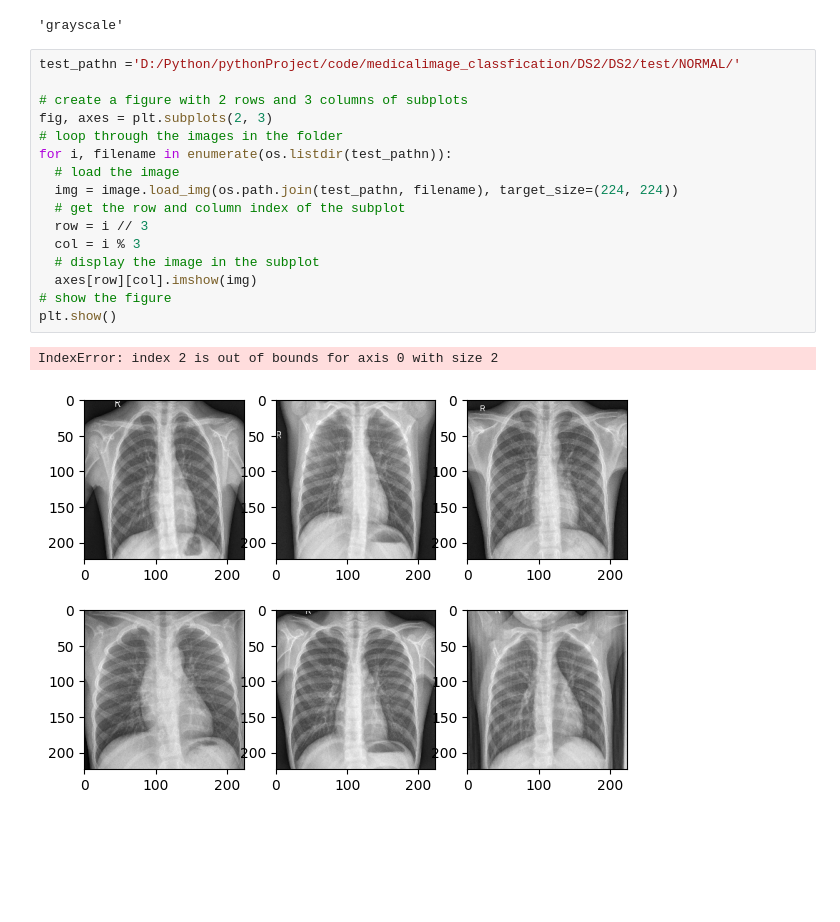
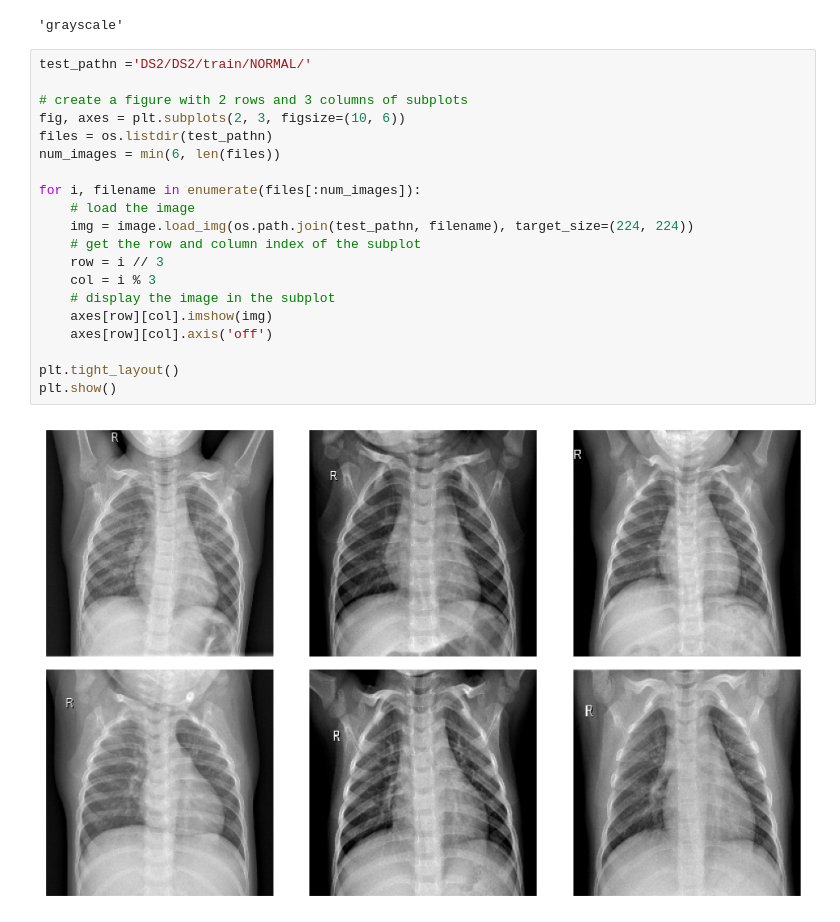
Before and after one commit to sanskarkushwah13/nemonia_predection, a Jupyter notebook: MedicalImageClassification.ipynb, the cells around one changed output. Cells and saved outputs as stored; diff of their text form; blank space fills up the shorter version.

```diff
--- a/MedicalImageClassification.ipynb
+++ b/MedicalImageClassification.ipynb
@@ -203,21 +223,24 @@ test_generator.color_mode
 # %% [output]
 'grayscale'
 # %%
-test_pathn ='D:/Python/pythonProject/code/medicalimage_classfication/DS2/DS2/test/NORMAL/'
+test_pathn ='DS2/DS2/train/NORMAL/'
 
 # create a figure with 2 rows and 3 columns of subplots
-fig, axes = plt.subplots(2, 3)
-# loop through the images in the folder
-for i, filename in enumerate(os.listdir(test_pathn)):
-  # load the image
-  img = image.load_img(os.path.join(test_pathn, filename), target_size=(224, 224))
-  # get the row and column index of the subplot
-  row = i // 3
-  col = i % 3
-  # display the image in the subplot
-  axes[row][col].imshow(img)
-# show the figure
+fig, axes = plt.subplots(2, 3, figsize=(10, 6))
+files = os.listdir(test_pathn)
+num_images = min(6, len(files))
+
+for i, filename in enumerate(files[:num_images]):
+    # load the image
+    img = image.load_img(os.path.join(test_pathn, filename), target_size=(224, 224))
+    # get the row and column index of the subplot
+    row = i // 3
+    col = i % 3
+    # display the image in the subplot
+    axes[row][col].imshow(img)
+    axes[row][col].axis('off')
+
+plt.tight_layout()
 plt.show()
 # %% [output]
-IndexError: index 2 is out of bounds for axis 0 with size 2
-[figure, old version]
+[figure, new version]
```
Also changed, not shown: parts of 5 cells of this notebook, 1 other file.
